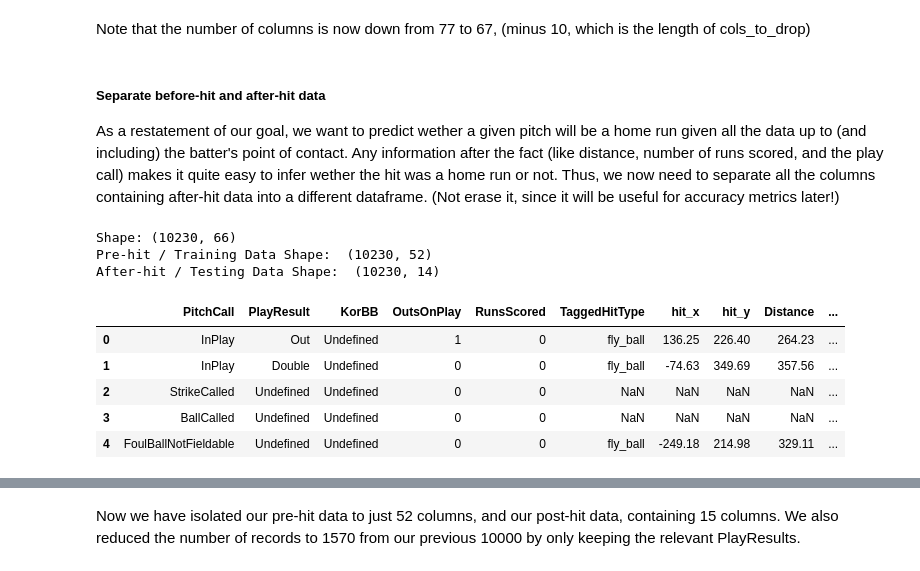
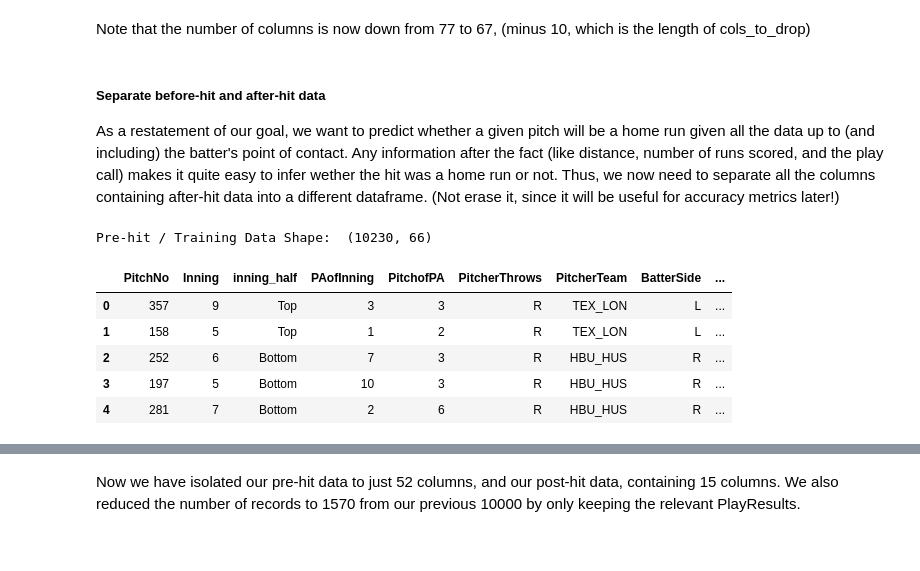
Before and after one commit to dylan-dang/baseball-ml-project, a Jupyter notebook: notebook.ipynb, the cells around one changed output, grey strips where cells are left out. Saved outputs shown, nothing was run; the diff lists cells and outputs as text; code cells hidden in the pictures.

```diff
--- a/notebook.ipynb
+++ b/notebook.ipynb
@@ -28,6 +28,8 @@ import scipy.stats as spstats
 import seaborn as sns
 import sklearn as sk
 
+pd.set_option("display.max_columns", None)
+
 %matplotlib inline
 # %% [markdown]
 ### Data Cleaning
@@ -229,45 +229,37 @@ Note that the number of columns is now down from 77 to 67, (minus 10, which is t
 # %% [markdown]
 ##### Separate before-hit and after-hit data
 
-As a restatement of our goal, we want to predict wether a given pitch will be a home run given all the data up to (and including) the batter's point of contact. Any information after the fact (like distance, number of runs scored, and the play call) makes it quite easy to infer wether the hit was a home run or not. Thus, we now need to separate all the columns containing after-hit data into a different dataframe. (Not erase it, since it will be useful for accuracy metrics later!)
+As a restatement of our goal, we want to predict whether a given pitch will be a home run given all the data up to (and including) the batter's point of contact. Any information after the fact (like distance, number of runs scored, and the play call) makes it quite easy to infer wether the hit was a home run or not. Thus, we now need to separate all the columns containing after-hit data into a different dataframe. (Not erase it, since it will be useful for accuracy metrics later!)
 # %%
 # now lets drop those columns
 after_hit_cols = [
     "PitchCall",
     "PlayResult",
     "KorBB",
     "OutsOnPlay",
     "RunsScored",
     "TaggedHitType",
     "hit_x",
     "hit_y",
     "Distance",
     "hit_last_tracked_distance",
     "hit_hang_time",
     "Direction",
     "Bearing",
     "hit_max_height",
 ]
 
-print("Shape:", data.shape)
-
-after_hit_data = data[after_hit_cols]
-data = data.drop(columns=after_hit_cols)
+before_hit_data = data.drop(columns=after_hit_cols)
 
 #Print after sizes to confirm proper split
 print("Pre-hit / Training Data Shape: ", data.shape)
-print("After-hit / Testing Data Shape: ", after_hit_data.shape)
 
-data_after_cleaning = data
-
-after_hit_data.head()
+before_hit_data.head()
 # %% [output]
-Shape: (10230, 66)
-Pre-hit / Training Data Shape:  (10230, 52)
-After-hit / Testing Data Shape:  (10230, 14)
+Pre-hit / Training Data Shape:  (10230, 66)
-|  | PitchCall | PlayResult | KorBB | OutsOnPlay | RunsScored | TaggedHitType | hit_x | hit_y | Distance | ... |
-| 0 | InPlay | Out | Undefined | 1 | 0 | fly_ball | 136.25 | 226.40 | 264.23 | ... |
-| 1 | InPlay | Double | Undefined | 0 | 0 | fly_ball | -74.63 | 349.69 | 357.56 | ... |
-| 2 | StrikeCalled | Undefined | Undefined | 0 | 0 | NaN | NaN | NaN | NaN | ... |
-| 3 | BallCalled | Undefined | Undefined | 0 | 0 | NaN | NaN | NaN | NaN | ... |
-| 4 | FoulBallNotFieldable | Undefined | Undefined | 0 | 0 | fly_ball | -249.18 | 214.98 | 329.11 | ... |
+|  | PitchNo | Inning | inning_half | PAofInning | PitchofPA | PitcherThrows | PitcherTeam | BatterSide | ... |
+| 0 | 357 | 9 | Top | 3 | 3 | R | TEX_LON | L | ... |
+| 1 | 158 | 5 | Top | 1 | 2 | R | TEX_LON | L | ... |
+| 2 | 252 | 6 | Bottom | 7 | 3 | R | HBU_HUS | R | ... |
+| 3 | 197 | 5 | Bottom | 10 | 3 | R | HBU_HUS | R | ... |
+| 4 | 281 | 7 | Bottom | 2 | 6 | R | HBU_HUS | R | ... |
```
Also changed, not shown: parts of 33 cells of this notebook.
